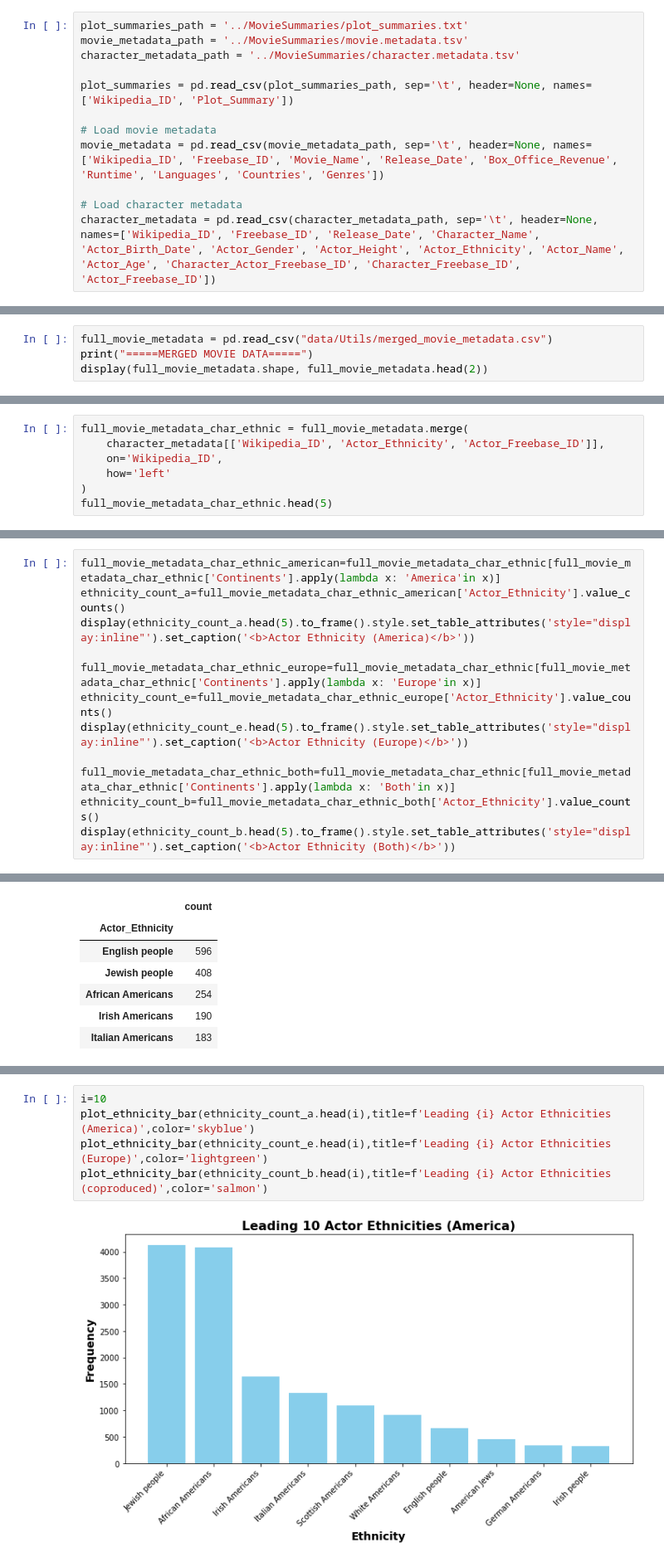
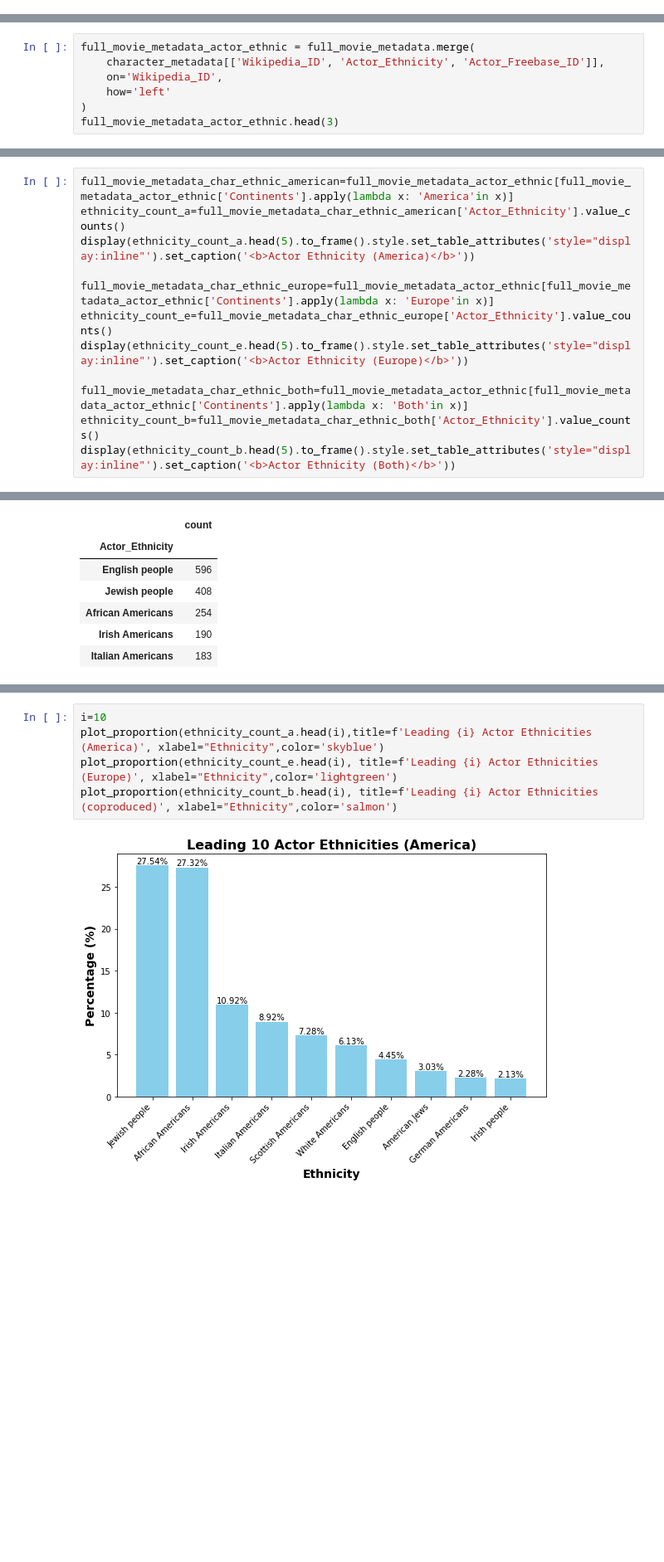
Before and after one commit to epfl-ada/ada-2024-project-fadadudata2024, a Jupyter notebook: Axe-3_ethincity_and_genre.ipynb, the cells around one changed output, grey strips where cells are left out. Shown at 83% size. Drawn from its saved outputs; the diff is of its cells as text; blank space fills up the shorter version.

Commit message:
axe3 title and reoganisation of plots and functions

```diff
--- a/Axe-3_ethincity_and_genre.ipynb
+++ b/Axe-3_ethincity_and_genre.ipynb
@@ -7,12 +47,0 @@ import matplotlib.pyplot as plt
-# %%
-plot_summaries_path = '../MovieSummaries/plot_summaries.txt'
-movie_metadata_path = '../MovieSummaries/movie.metadata.tsv'
-character_metadata_path = '../MovieSummaries/character.metadata.tsv'
-
-plot_summaries = pd.read_csv(plot_summaries_path, sep='\t', header=None, names=['Wikipedia_ID', 'Plot_Summary'])
-
-# Load movie metadata
-movie_metadata = pd.read_csv(movie_metadata_path, sep='\t', header=None, names=['Wikipedia_ID', 'Freebase_ID', 'Movie_Name', 'Release_Date', 'Box_Office_Revenue', 'Runtime', 'Languages', 'Countries', 'Genres'])
-
-# Load character metadata
-character_metadata = pd.read_csv(character_metadata_path, sep='\t', header=None, names=['Wikipedia_ID', 'Freebase_ID', 'Release_Date', 'Character_Name', 'Actor_Birth_Date', 'Actor_Gender', 'Actor_Height', 'Actor_Ethnicity', 'Actor_Name', 'Actor_Age', 'Character_Actor_Freebase_ID', 'Character_Freebase_ID', 'Actor_Freebase_ID'])
@@ -42,4 +47,0 @@ display(character_metadata.shape,character_metadata.head(2))
-# %%
-full_movie_metadata = pd.read_csv("data/Utils/merged_movie_metadata.csv")
-print("=====MERGED MOVIE DATA=====")
-display(full_movie_metadata.shape, full_movie_metadata.head(2))
@@ -307,10 +334,10 @@ plt.show()
 # %%
-full_movie_metadata_char_ethnic = full_movie_metadata.merge(
+full_movie_metadata_actor_ethnic = full_movie_metadata.merge(
     character_metadata[['Wikipedia_ID', 'Actor_Ethnicity', 'Actor_Freebase_ID']],
     on='Wikipedia_ID',
     how='left'
 )
-full_movie_metadata_char_ethnic.head(5)
+full_movie_metadata_actor_ethnic.head(3)
 # %% [output]
 |  | Wikipedia_ID | Movie_Name | Release_Date | Box_Office_Revenue | Runtime | Languages | Countries | Genres | ... |
 | 0 | 13696889 | The Gangsters | 1913-05-29 | NaN | 35.0 | ['Silent film', 'English Language'] | ['United States of America'] | ['Short Film', 'Silent film', 'In... | ... |
@@ -325,13 +350,13 @@ full_movie_metadata_char_ethnic_filtered = full_movie_metadata_char_ethnic[full_
 # %%
-full_movie_metadata_char_ethnic_american=full_movie_metadata_char_ethnic[full_movie_metadata_char_ethnic['Continents'].apply(lambda x: 'America'in x)]
+full_movie_metadata_char_ethnic_american=full_movie_metadata_actor_ethnic[full_movie_metadata_actor_ethnic['Continents'].apply(lambda x: 'America'in x)]
 ethnicity_count_a=full_movie_metadata_char_ethnic_american['Actor_Ethnicity'].value_counts()
 display(ethnicity_count_a.head(5).to_frame().style.set_table_attributes('style="display:inline"').set_caption('<b>Actor Ethnicity (America)</b>'))
 
-full_movie_metadata_char_ethnic_europe=full_movie_metadata_char_ethnic[full_movie_metadata_char_ethnic['Continents'].apply(lambda x: 'Europe'in x)]
+full_movie_metadata_char_ethnic_europe=full_movie_metadata_actor_ethnic[full_movie_metadata_actor_ethnic['Continents'].apply(lambda x: 'Europe'in x)]
 ethnicity_count_e=full_movie_metadata_char_ethnic_europe['Actor_Ethnicity'].value_counts()
 display(ethnicity_count_e.head(5).to_frame().style.set_table_attributes('style="display:inline"').set_caption('<b>Actor Ethnicity (Europe)</b>'))
 
-full_movie_metadata_char_ethnic_both=full_movie_metadata_char_ethnic[full_movie_metadata_char_ethnic['Continents'].apply(lambda x: 'Both'in x)]
+full_movie_metadata_char_ethnic_both=full_movie_metadata_actor_ethnic[full_movie_metadata_actor_ethnic['Continents'].apply(lambda x: 'Both'in x)]
 ethnicity_count_b=full_movie_metadata_char_ethnic_both['Actor_Ethnicity'].value_counts()
 display(ethnicity_count_b.head(5).to_frame().style.set_table_attributes('style="display:inline"').set_caption('<b>Actor Ethnicity (Both)</b>'))
 # %% [output]
@@ -399,7 +387,7 @@ def plot_ethnicity_prop(data, title, color, figsize=(10, 6)):
 # %%
 i=10
-plot_ethnicity_bar(ethnicity_count_a.head(i),title=f'Leading {i} Actor Ethnicities (America)',color='skyblue')
-plot_ethnicity_bar(ethnicity_count_e.head(i),title=f'Leading {i} Actor Ethnicities (Europe)',color='lightgreen')
-plot_ethnicity_bar(ethnicity_count_b.head(i),title=f'Leading {i} Actor Ethnicities (coproduced)',color='salmon')
+plot_proportion(ethnicity_count_a.head(i),title=f'Leading {i} Actor Ethnicities (America)', xlabel="Ethnicity",color='skyblue')
+plot_proportion(ethnicity_count_e.head(i), title=f'Leading {i} Actor Ethnicities (Europe)', xlabel="Ethnicity",color='lightgreen')
+plot_proportion(ethnicity_count_b.head(i), title=f'Leading {i} Actor Ethnicities (coproduced)', xlabel="Ethnicity",color='salmon')
 # %% [output]
-[figure, old version]
+[figure, new version]
```
Also changed, not shown: parts of 47 cells of this notebook.
